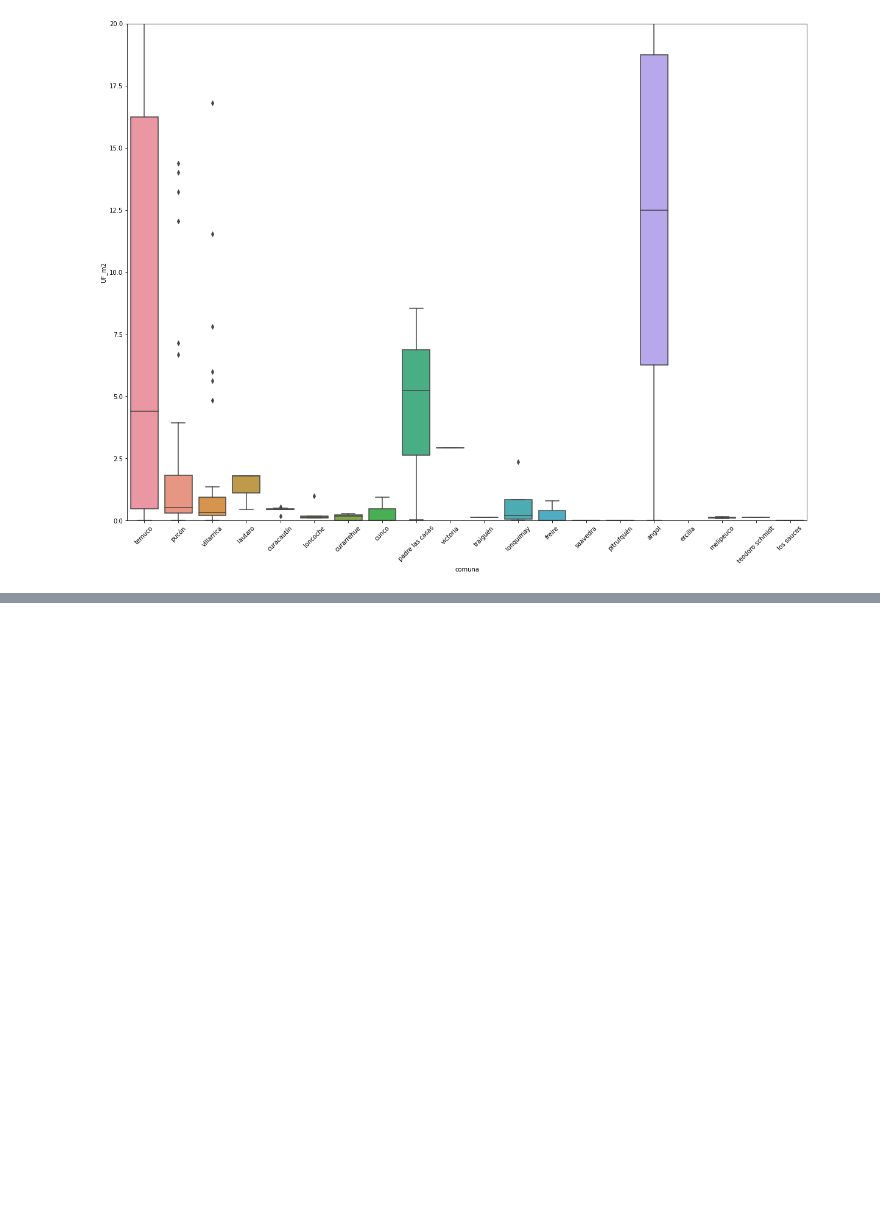
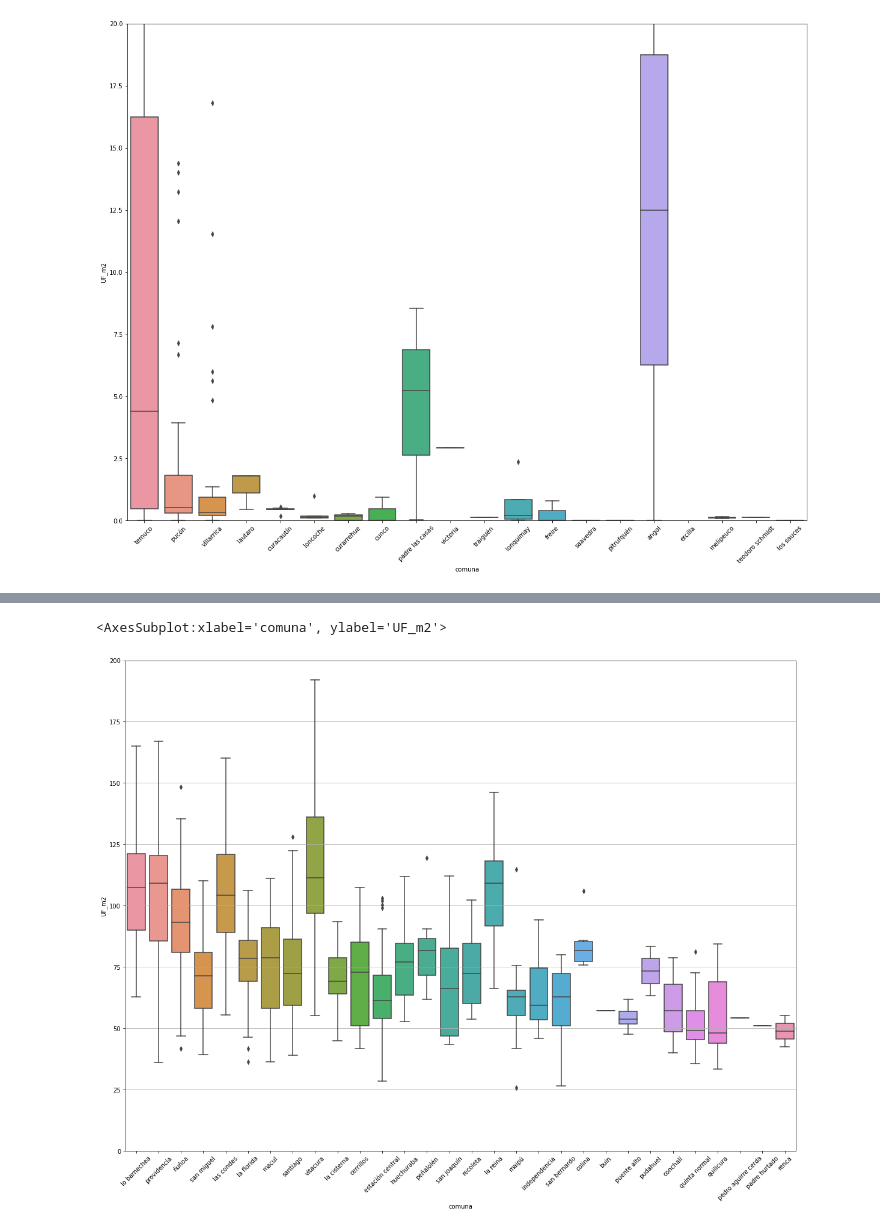
Before and after one commit to alonsoU/WallAlley, a Jupyter notebook: new_project/analysis_1.ipynb, the cells around one changed output, grey strips where cells are left out. Cells and saved outputs as stored; diff of their text form; code cells hidden in the pictures; blank space fills up the shorter version.

```diff
--- a/new_project/analysis_first.ipynb
+++ b/new_project/analysis_1.ipynb
@@ -121,0 +107,16 @@ Name: 7706, dtype: object
+# %%
+comm_merge = df.merge(comm_df)
+sells_mask = np.all([comm_merge["región"]=="metropolitana de santiago", \
+    np.any([comm_merge["propiedad"]=="departamentos",comm_merge["propiedad"]=="departamentos"], axis=0)], \
+        axis=0)
+
+fig, ax = plt.subplots(1 , figsize=(20,15))
+ax.tick_params(axis='x', rotation=45)
+ax.set_ylim([0,200])
+ax.grid()
+
+region = comm_merge.loc[sells_mask, :]
+sb.boxplot(data=region, x="comuna", y="UF_m2", ax=ax)
+# %% [output]
+<AxesSubplot:xlabel='comuna', ylabel='UF_m2'>
+[figure, added]
```
Also changed, not shown: parts of 2 cells of this notebook, 1 other file.
